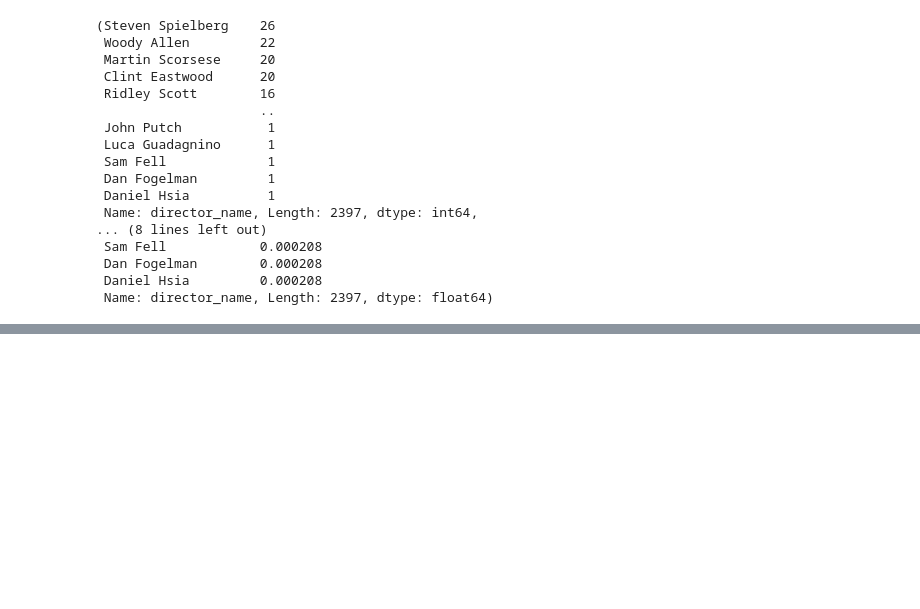
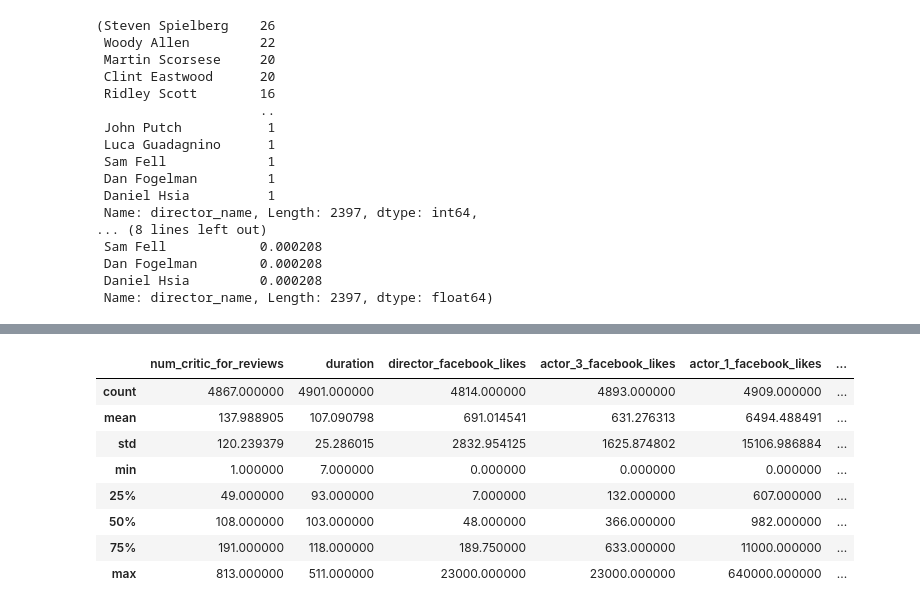
Before and after one commit to minstrel1149/pandas_practice-cookbook1, a Jupyter notebook: pd_cookbook_2_chapter1.ipynb, the cells around one changed output, grey strips where cells are left out. Drawn from its saved outputs; the diff is of its cells as text; code cells hidden in the pictures; blank space fills up the shorter version.

```diff
--- a/pd_cookbook_2_chapter1.ipynb
+++ b/pd_cookbook_2_chapter1.ipynb
@@ -180,0 +205,12 @@ director.value_counts(), director.value_counts(normalize=True)
+# %%
+movie.describe()
+# %% [output]
+|  | num_critic_for_reviews | duration | director_facebook_likes | actor_3_facebook_likes | actor_1_facebook_likes | ... |
+| count | 4867.000000 | 4901.000000 | 4814.000000 | 4893.000000 | 4909.000000 | ... |
+| mean | 137.988905 | 107.090798 | 691.014541 | 631.276313 | 6494.488491 | ... |
+| std | 120.239379 | 25.286015 | 2832.954125 | 1625.874802 | 15106.986884 | ... |
+| min | 1.000000 | 7.000000 | 0.000000 | 0.000000 | 0.000000 | ... |
+| 25% | 49.000000 | 93.000000 | 7.000000 | 132.000000 | 607.000000 | ... |
+| 50% | 108.000000 | 103.000000 | 48.000000 | 366.000000 | 982.000000 | ... |
+| 75% | 191.000000 | 118.000000 | 189.750000 | 633.000000 | 11000.000000 | ... |
+| max | 813.000000 | 511.000000 | 23000.000000 | 23000.000000 | 640000.000000 | ... |
```
Also changed, not shown: parts of 17 cells of this notebook, 1 other file.
